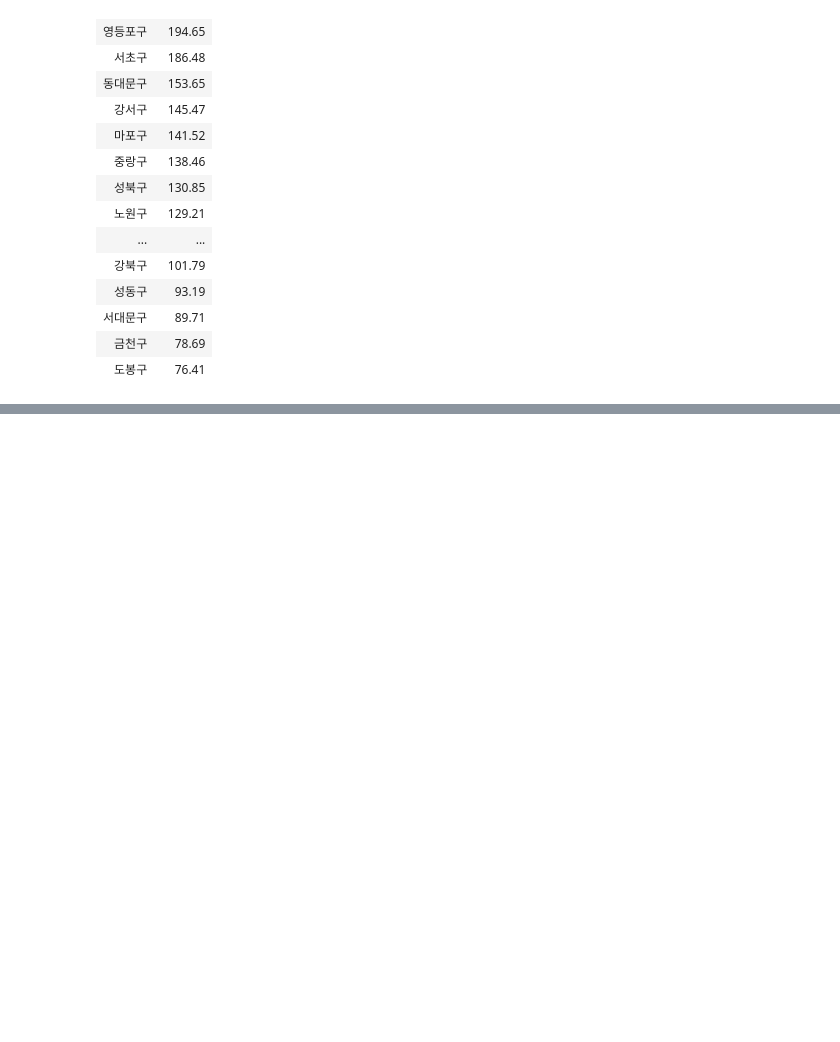
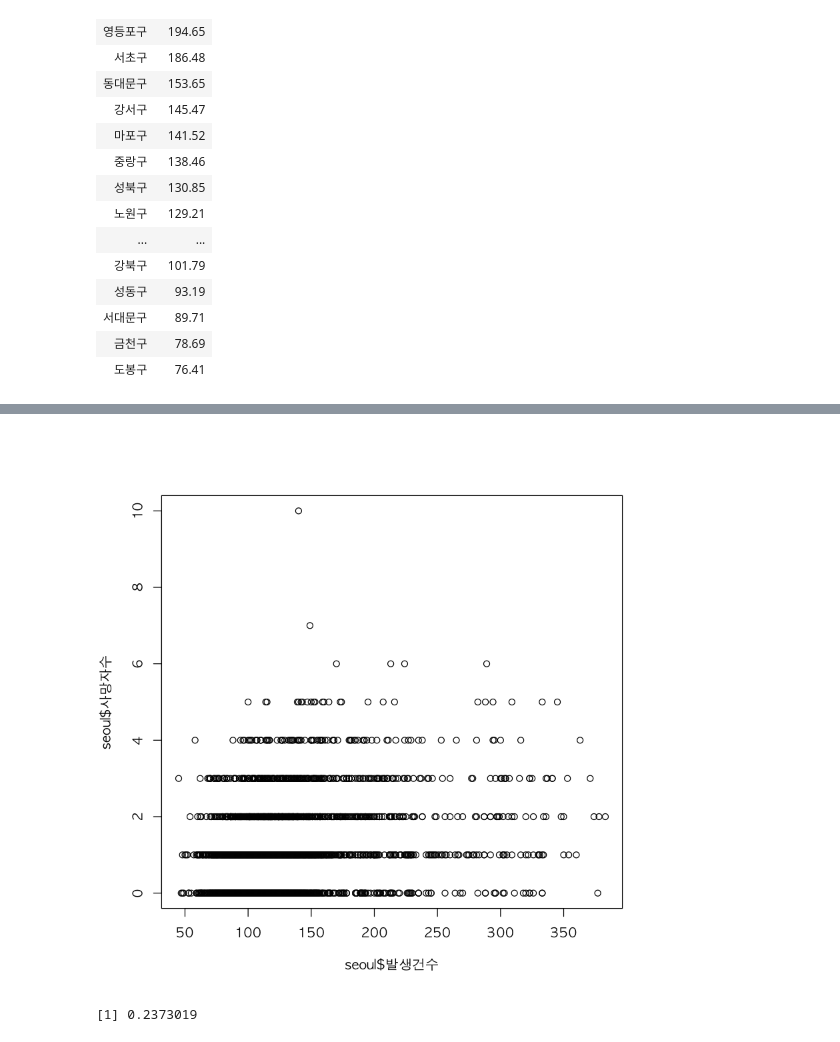
Before and after one commit to ProgrammerJcj/RBase, a Jupyter notebook: 08. 파일 입출력.ipynb, the cells around one changed output, grey strips where cells are left out. Cells and saved outputs as stored; diff of their text form; code cells hidden in the pictures; blank space fills up the shorter version.

```diff
--- a/08. 파일 입출력.ipynb
+++ b/08. 파일 입출력.ipynb
@@ -783,0 +907,11 @@ barplot(seoul자치구별_발생건수$발생건수, # GDP상위 15개국 Data
+# %%
+par(family = "AppleGothic")
+plot(seoul$발생건수,seoul$사망자수)
+# %% [output]
+[figure, added]
+# %%
+# 교통사고 부상자수와 사망자수의 관계
+
+cor(seoul$부상자수, seoul$사망자수)
+# %% [output]
+[1] 0.2373019
```
Also changed, not shown: parts of 35 cells of this notebook.
